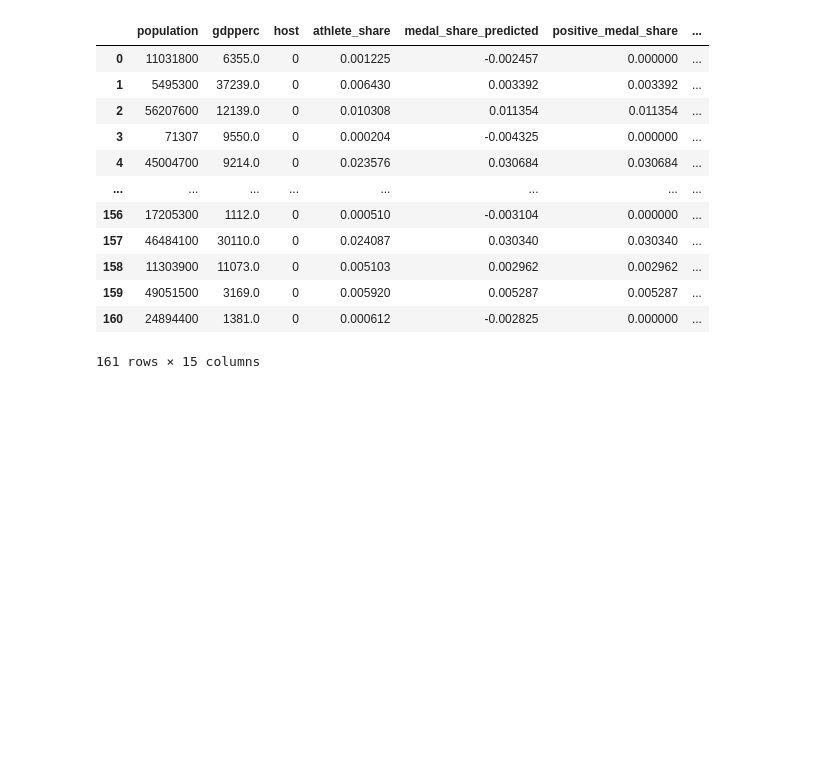
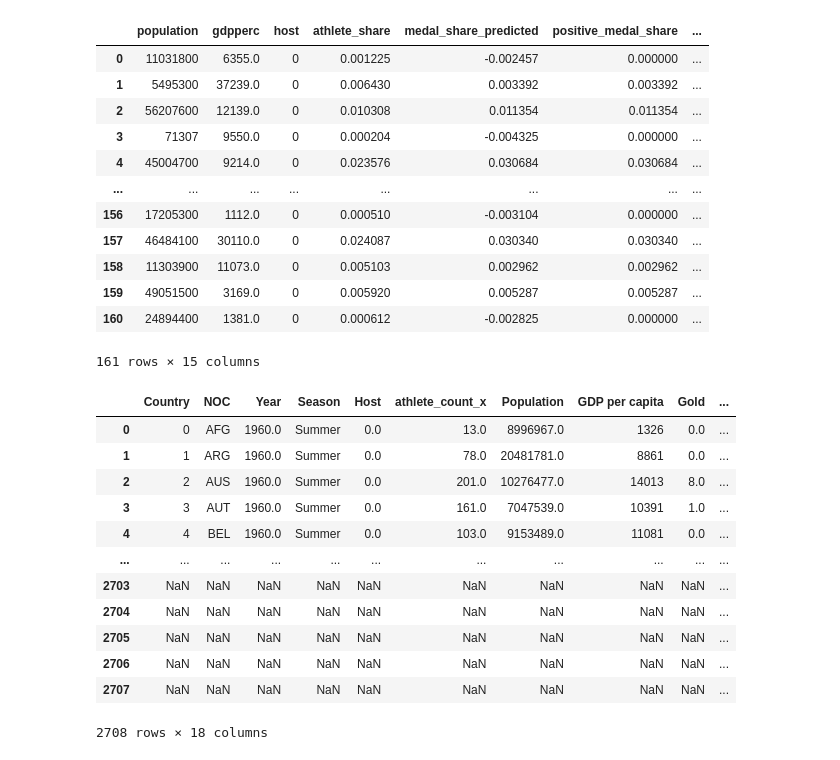
Before and after one commit to olympics2022/olympic_medal_analysis, a Jupyter notebook: Analysis/summer_ML_analysis.ipynb, the cells around one changed output. Saved outputs shown, nothing was run; the diff lists cells and outputs as text; code cells hidden in the pictures; blank space fills up the shorter version.

```diff
--- a/Analysis/summer_ML_analysis.ipynb
+++ b/Analysis/summer_ML_analysis.ipynb
@@ -302,3 +298,22 @@ summer_ML_final_df
 # %%
 summer_ML_final_2 = summer_ML_final_df[['Year', 'season', 'country','noc','population', 'gdpperc', 'athlete_share', 'host', 'country_medal_total', 'medal_share_predicted', 'positive_medal_share','predicted_medals', 'Difference_Acutal_Predicted', 'latitude', 'longitude'  ]]
 summer_ML_final_2.to_csv('../Resources/summer_ML_final2.csv', index=False)
+# %%
+#read in summer 2020 data
+lat_long_df = pd.read_csv('../Resources/countries_preprocessed.csv')
+summer_2020_test_df = pd.read_csv('../Resources/Machine_Learning_datasetv3.csv')
+summer_2020_test_df
+# %% [output]
+|  | Country | NOC | Year | Season | Host | athlete_count_x | Population | GDP per capita | Gold | ... |
+| 0 | 0 | AFG | 1960.0 | Summer | 0.0 | 13.0 | 8996967.0 | 1326 | 0.0 | ... |
+| 1 | 1 | ARG | 1960.0 | Summer | 0.0 | 78.0 | 20481781.0 | 8861 | 0.0 | ... |
+| 2 | 2 | AUS | 1960.0 | Summer | 0.0 | 201.0 | 10276477.0 | 14013 | 8.0 | ... |
+| 3 | 3 | AUT | 1960.0 | Summer | 0.0 | 161.0 | 7047539.0 | 10391 | 1.0 | ... |
+| 4 | 4 | BEL | 1960.0 | Summer | 0.0 | 103.0 | 9153489.0 | 11081 | 0.0 | ... |
+| ... | ... | ... | ... | ... | ... | ... | ... | ... | ... | ... |
+| 2703 | NaN | NaN | NaN | NaN | NaN | NaN | NaN | NaN | NaN | ... |
+| 2704 | NaN | NaN | NaN | NaN | NaN | NaN | NaN | NaN | NaN | ... |
+| 2705 | NaN | NaN | NaN | NaN | NaN | NaN | NaN | NaN | NaN | ... |
+| 2706 | NaN | NaN | NaN | NaN | NaN | NaN | NaN | NaN | NaN | ... |
+| 2707 | NaN | NaN | NaN | NaN | NaN | NaN | NaN | NaN | NaN | ... |
+2708 rows × 18 columns
```
Also changed, not shown: parts of 3 cells of this notebook, 8 other files.
